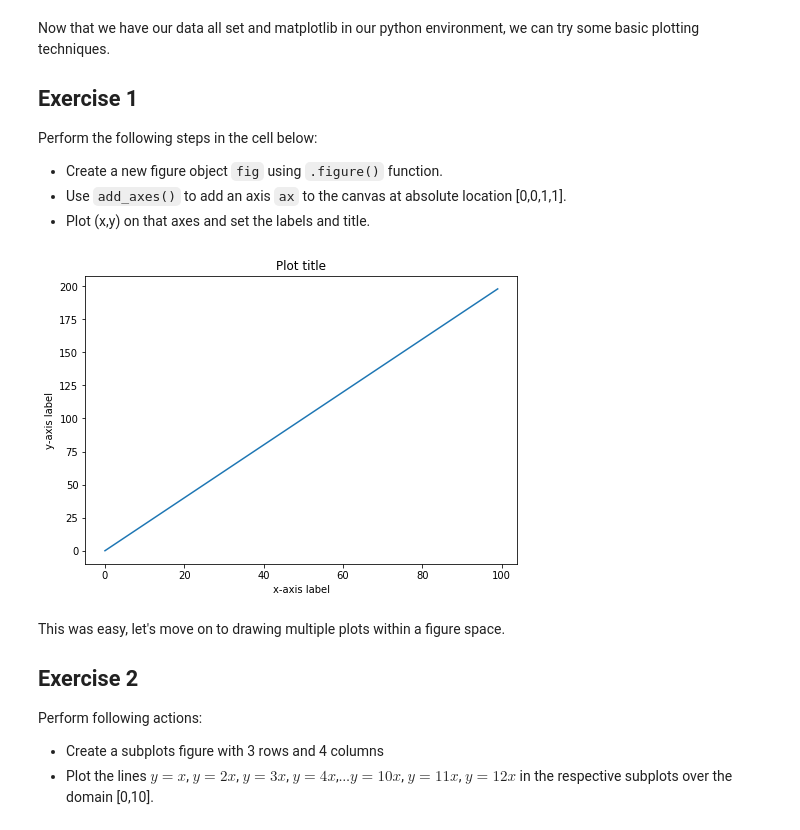
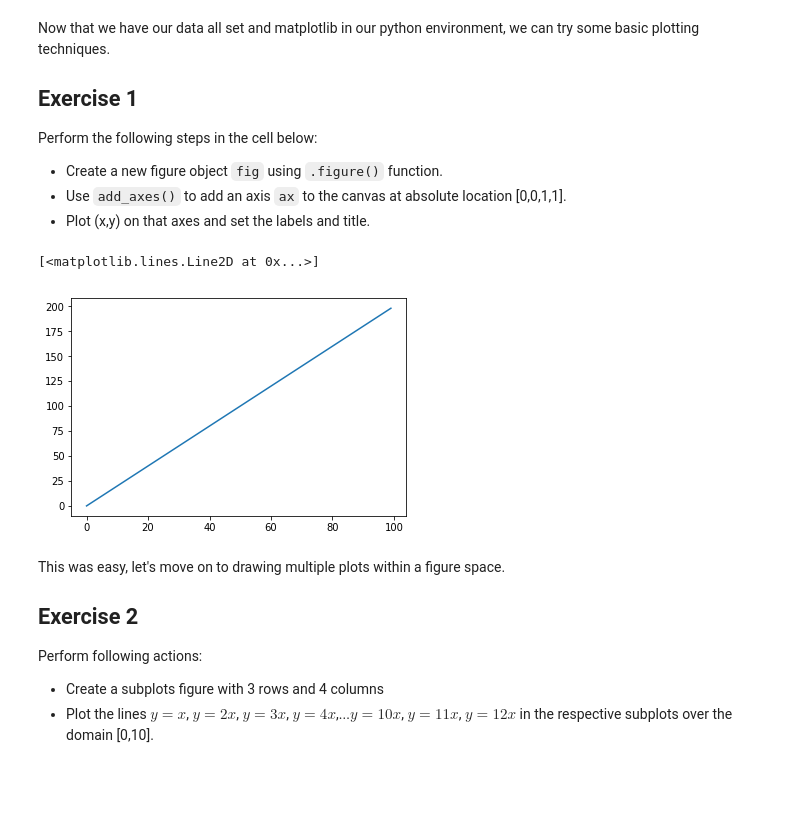
Before and after one commit to phoebetwong/dsc-more-practice-with-matplotlib-lab-dc-ds-060319, a Jupyter notebook: index.ipynb, the cells around one changed output. Cells and saved outputs as stored; diff of their text form; code cells hidden in the pictures; blank space fills up the shorter version.

```diff
--- a/index.ipynb
+++ b/index.ipynb
@@ -62,9 +62,10 @@ Perform the following steps in the cell below:
 * Plot (x,y) on that axes and set the labels and title.
 # %%
 plt.plot(x, y, label='Sample Data')
-ax = new_figure.add_subplot(111)
+#ax = new_figure.add_subplot(111)
 # %% [output]
+[<matplotlib.lines.Line2D at 0x...>]
-[figure, old version]
+[figure, new version]
 # %% [markdown]
 This was easy, let's move on to drawing multiple plots within a figure space.
 
```
